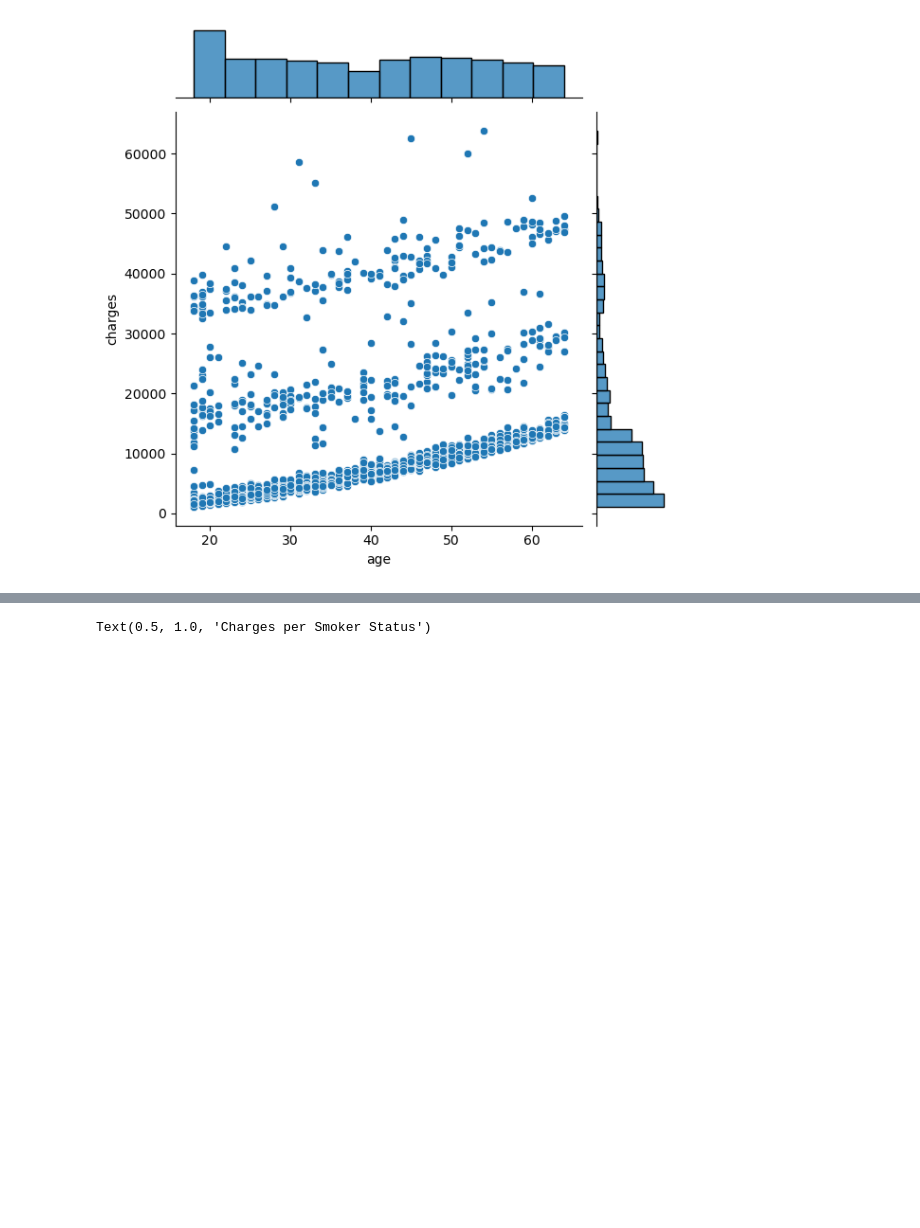
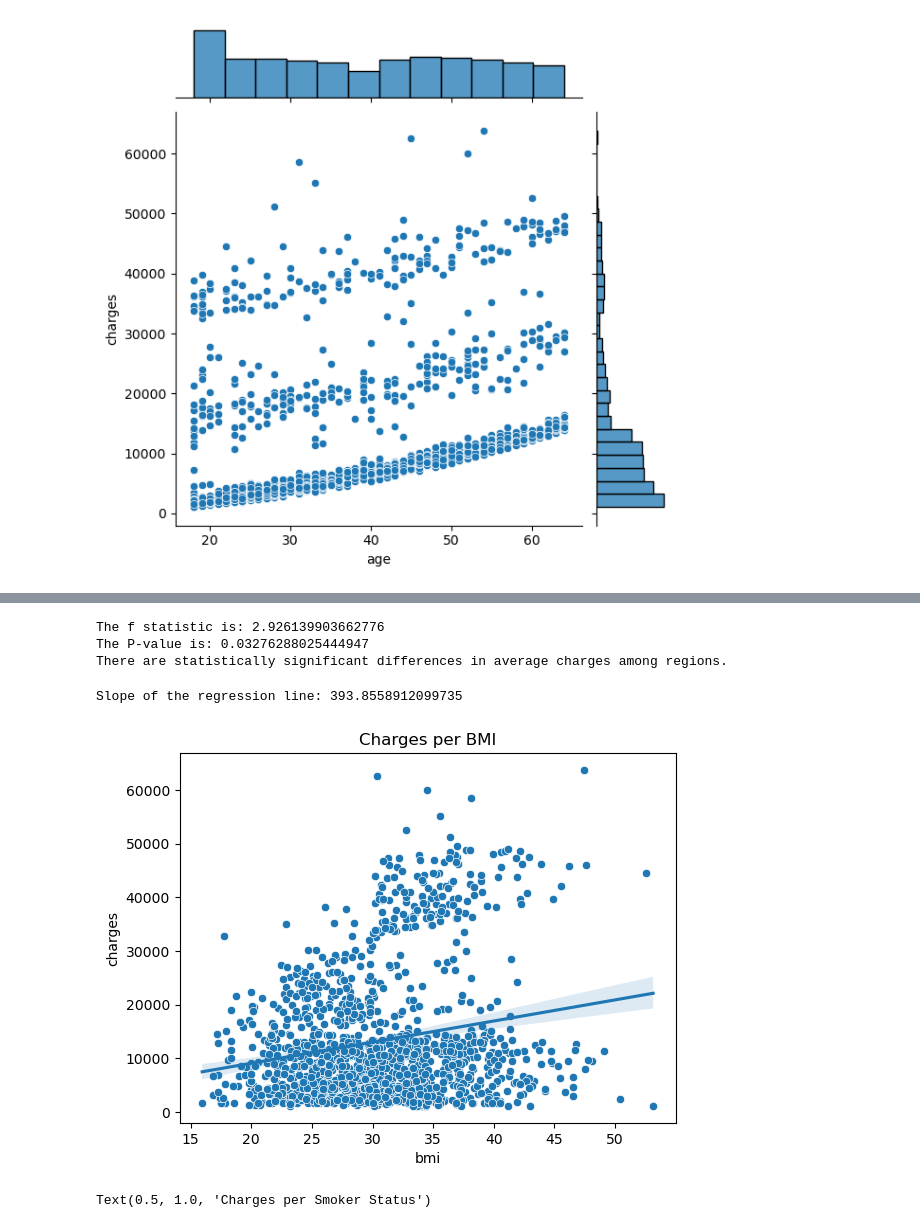
Before and after one commit to DeborahAkp/Portfolio, a Jupyter notebook: Data Analysis Projects/Project 1/Medical Cost.ipynb, the cells around one changed output, grey strips where cells are left out. Cells and saved outputs as stored; diff of their text form; code cells hidden in the pictures; blank space fills up the shorter version.

```diff
--- a/Data Analysis Projects/Project 1/Medical Cost.ipynb
+++ b/Data Analysis Projects/Project 1/Medical Cost.ipynb
@@ -141,3 +147,34 @@ Text(0.5, 1.0, 'Charges per Gender')
+# %%
+charges_southwest = df[df['region'] == 'southwest']['charges']
+charges_southeast = df[df['region'] == 'southeast']['charges']
+charges_northwest = df[df['region'] == 'northwest']['charges']
+charges_northeast = df[df['region'] == 'northeast']['charges']
+
+#one-way ANOVA
+f_statistic, p_value = f_oneway(charges_southwest, charges_southeast, charges_northwest, charges_northeast)
+
+significance_level = 0.05
+
+print(f'The f statistic is: {f_statistic}')
+print(f'The P-value is: {p_value}')
+
+if p_value > significance_level:
+    print("The differences in average charges among regions are not statistically significant.")
+else:
+    print("There are statistically significant differences in average charges among regions.")
+# %% [output]
+The f statistic is: 2.926139903662776
+The P-value is: 0.03276288025444947
+There are statistically significant differences in average charges among regions.
+# %%
+sns.scatterplot(x = 'bmi', y = 'charges', data = df)
+sns.regplot(x='bmi', y='charges', data=df, scatter=False)
+plt.title('Charges per BMI')
+
+print("Slope of the regression line:", slope)
+# %% [output]
+Slope of the regression line: 393.8558912099735
+[figure, added]
 # %%
 sns.barplot(x = 'smoker', y= 'charges', data = df)
 plt.title('Charges per Smoker Status')
```
Also changed, not shown: parts of 19 cells of this notebook, 29 other files.
